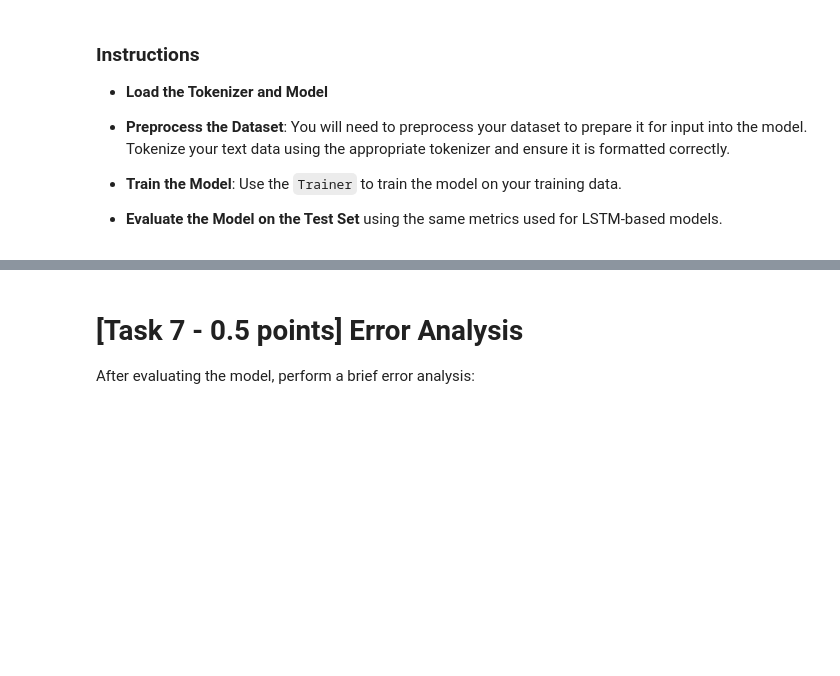
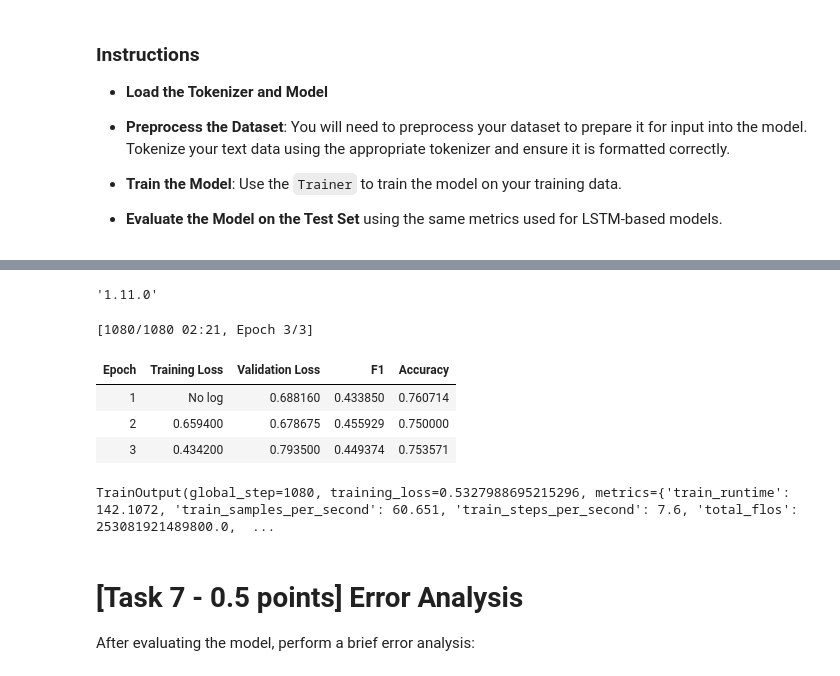
Before and after one commit to antodale/Assignments_NLP_torroni_2025, a Jupyter notebook: Assignment1-2526.ipynb, the cells around one changed output, grey strips where cells are left out. Drawn from its saved outputs; the diff is of its cells as text; code cells hidden in the pictures; blank space fills up the shorter version.

```diff
--- a/Assignment1-2526.ipynb
+++ b/Assignment1-2526.ipynb
@@ -1139,3 +1363,60 @@ In this section, you will use a transformer model specifically trained for hate
+# %%
+def compute_metrics(output_info):
+    predictions, labels = output_info
+    predictions = np.argmax(predictions, axis=-1)
+
+    f1 = f1_metric.compute(predictions=predictions,
+                           references=labels,
+                           average='macro')
+    acc = acc_metric.compute(predictions=predictions,
+                             references=labels)
+    return {**f1, **acc}
+# %%
+import accelerate
+
+accelerate.__version__
+# %% [output]
+'1.11.0'
+# %%
+from transformers import TrainingArguments
+
+training_args = TrainingArguments(
+    output_dir="test_dir",             # where to save model
+    learning_rate=2e-5,
+    per_device_train_batch_size=8,     # defines distributed training
+    per_device_eval_batch_size=8,
+    num_train_epochs=3,
+    weight_decay=0.01,
+    eval_strategy="epoch",             # when to report evaluation metrics/losses
+    save_strategy="epoch",             # when to save checkpoint
+    load_best_model_at_end=True,
+    report_to='none'                   # disabling wandb (default)
+)
+# %%
+from transformers import DataCollatorWithPadding
+
+data_collator = DataCollatorWithPadding(tokenizer=tokenizer)
+# %%
+from transformers import Trainer
+
+trainer = Trainer(
+    model=model,
+    args=training_args,
+    train_dataset=train_data,
+    eval_dataset=test_data,
+    processing_class=tokenizer,
+    data_collator=data_collator,
+    compute_metrics=compute_metrics,
+)
+# %%
+trainer.train()
+# %% [output]
+[1080/1080 02:21, Epoch 3/3]
+| Epoch | Training Loss | Validation Loss | F1 | Accuracy |
+| 1 | No log | 0.688160 | 0.433850 | 0.760714 |
+| 2 | 0.659400 | 0.678675 | 0.455929 | 0.750000 |
+| 3 | 0.434200 | 0.793500 | 0.449374 | 0.753571 |
+TrainOutput(global_step=1080, training_loss=0.5327988695215296, metrics={'train_runtime': 142.1072, 'train_samples_per_second': 60.651, 'train_steps_per_second': 7.6, 'total_flos': 253081921489800.0,  ...
 # %% [markdown]
 # [Task 7 - 0.5 points] Error Analysis
 
```
Also changed, not shown: parts of 48 cells of this notebook, 11 other files.
